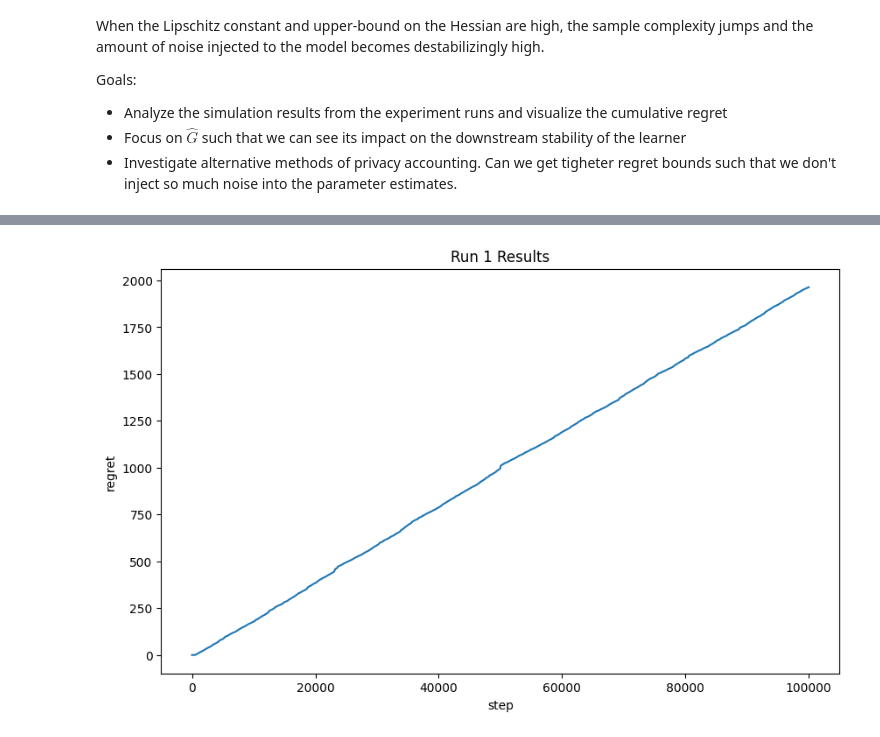
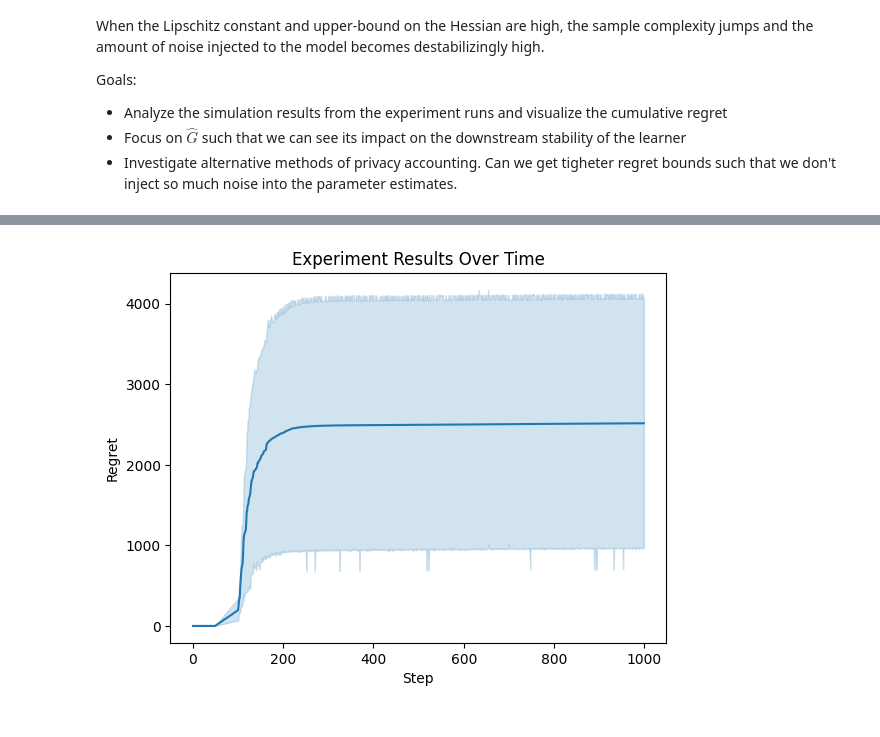
Before and after one commit to kennonstewart/unlearning-research-meta, a Jupyter notebook: experiments/deletion_capacity/results/analysis.ipynb, the cells around one changed output, grey strips where cells are left out. Drawn from its saved outputs; the diff is of its cells as text; code cells hidden in the pictures.

```diff
--- a/experiments/deletion_capacity/results/analysis.ipynb
+++ b/experiments/deletion_capacity/results/analysis.ipynb
@@ -11,3 +11,6 @@ Goals:
 - Analyze the simulation results from the experiment runs and visualize the cumulative regret
 - Focus on $\widehat{G}$ such that we can see its impact on the downstream stability of the learner
 - Investigate alternative methods of privacy accounting. Can we get tigheter regret bounds such that we don't inject so much noise into the parameter estimates.
+# %%
+import pandas as pd
+data = pd.read_csv("/workspaces/unlearning-research-meta/experiments/deletion_capacity/results/grid_2025_01_01/sweep/all_runs.csv")
@@ -13,0 +27,2 @@ Goals:
+# %%
+split = data[data["grid_id"] == "split_0.9-0.1_q0.95_k10_legacy_eps0.5"]
@@ -82,8 +48,9 @@ run_1.describe()
 # %%
-# visualize the results for run 1
-plt.figure(figsize=(10, 6))
-sns.lineplot(data=run_1, x='step', y='regret' )
-plt.title('Run 1 Results')
+# Plotting the data
+sns.lineplot(data=split, x="event", y="regret")
+plt.title("Experiment Results Over Time")
+plt.xlabel("Step")
+plt.ylabel("Regret")
 plt.show()
 # %% [output]
-[figure, old version]
+[figure, new version]
```
Also changed, not shown: parts of 14 cells of this notebook, 3 other files.
